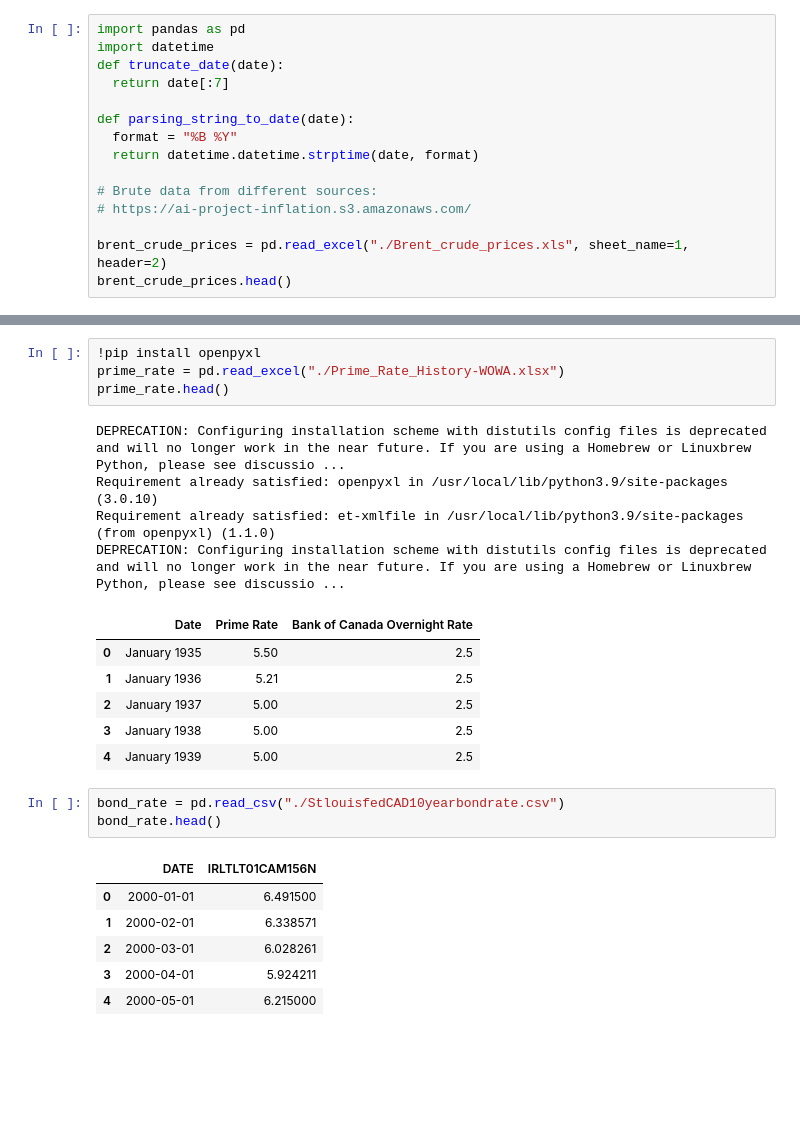
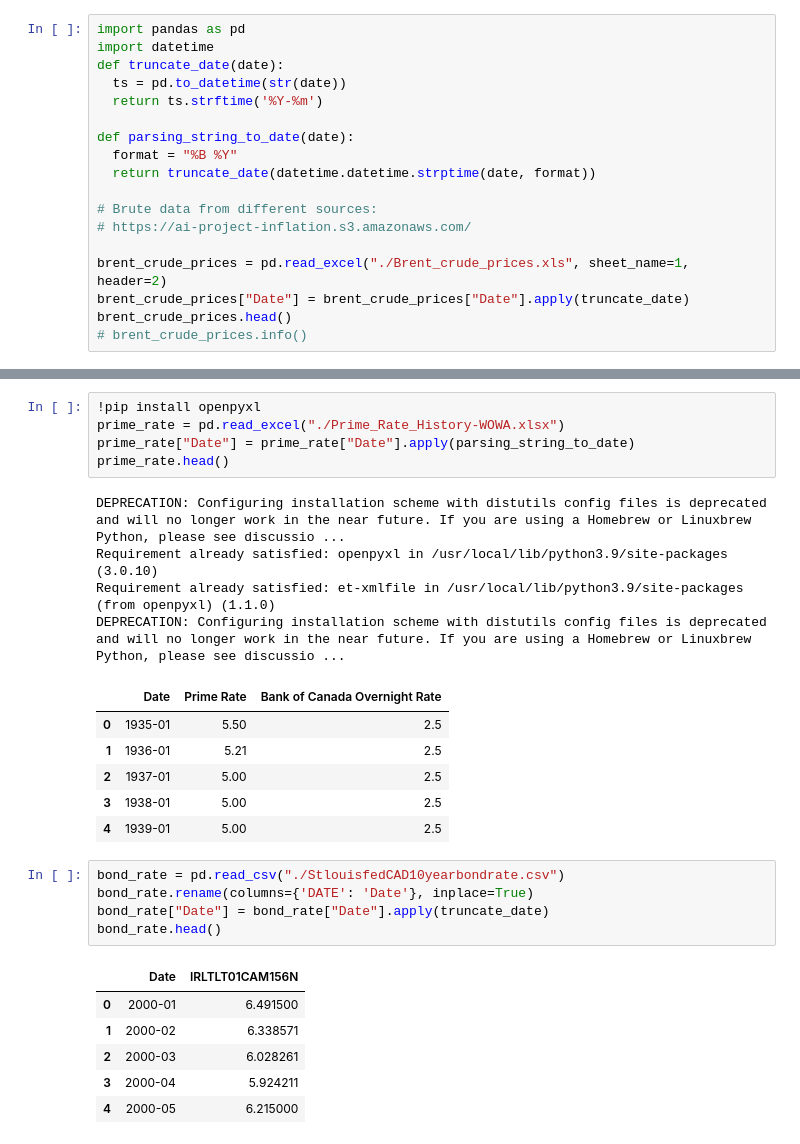
Before and after one commit to LuisErnestoZamb/final_project_ia, a Jupyter notebook: project.ipynb, the cells around one changed output, grey strips where cells are left out. Saved outputs shown, nothing was run; the diff lists cells and outputs as text; blank space fills up the shorter version.

```diff
--- a/project.ipynb
+++ b/project.ipynb
@@ -2,16 +2,19 @@
 import pandas as pd
 import datetime
 def truncate_date(date):
-  return date[:7]
+  ts = pd.to_datetime(str(date))
+  return ts.strftime('%Y-%m')
 
 def parsing_string_to_date(date):
   format = "%B %Y"
-  return datetime.datetime.strptime(date, format)
+  return truncate_date(datetime.datetime.strptime(date, format))
 
 # Brute data from different sources:
 # https://ai-project-inflation.s3.amazonaws.com/
 
 brent_crude_prices = pd.read_excel("./Brent_crude_prices.xls", sheet_name=1, header=2)
+brent_crude_prices["Date"] = brent_crude_prices["Date"].apply(truncate_date)
 brent_crude_prices.head()
+# brent_crude_prices.info()
 # %% [output]
 |  | Date | Europe Brent Spot Price FOB (Doll... |
@@ -23,6 +26,7 @@ brent_crude_prices.head()
 # %%
 !pip install openpyxl
 prime_rate = pd.read_excel("./Prime_Rate_History-WOWA.xlsx")
+prime_rate["Date"] = prime_rate["Date"].apply(parsing_string_to_date)
 prime_rate.head()
 # %% [output]
 DEPRECATION: Configuring installation scheme with distutils config files is deprecated and will no longer work in the near future. If you are using a Homebrew or Linuxbrew Python, please see discussio ...
@@ -30,19 +34,21 @@ Requirement already satisfied: openpyxl in /usr/local/lib/python3.9/site-package
 Requirement already satisfied: et-xmlfile in /usr/local/lib/python3.9/site-packages (from openpyxl) (1.1.0)
 DEPRECATION: Configuring installation scheme with distutils config files is deprecated and will no longer work in the near future. If you are using a Homebrew or Linuxbrew Python, please see discussio ...
 |  | Date | Prime Rate | Bank of Canada Overnight Rate |
-| 0 | January 1935 | 5.50 | 2.5 |
-| 1 | January 1936 | 5.21 | 2.5 |
-| 2 | January 1937 | 5.00 | 2.5 |
-| 3 | January 1938 | 5.00 | 2.5 |
-| 4 | January 1939 | 5.00 | 2.5 |
+| 0 | 1935-01 | 5.50 | 2.5 |
+| 1 | 1936-01 | 5.21 | 2.5 |
+| 2 | 1937-01 | 5.00 | 2.5 |
+| 3 | 1938-01 | 5.00 | 2.5 |
+| 4 | 1939-01 | 5.00 | 2.5 |
 # %%
 bond_rate = pd.read_csv("./StlouisfedCAD10yearbondrate.csv")
+bond_rate.rename(columns={'DATE': 'Date'}, inplace=True)
+bond_rate["Date"] = bond_rate["Date"].apply(truncate_date)
 bond_rate.head()
 # %% [output]
-|  | DATE | IRLTLT01CAM156N |
-| 0 | 2000-01-01 | 6.491500 |
-| 1 | 2000-02-01 | 6.338571 |
-| 2 | 2000-03-01 | 6.028261 |
-| 3 | 2000-04-01 | 5.924211 |
-| 4 | 2000-05-01 | 6.215000 |
+|  | Date | IRLTLT01CAM156N |
+| 0 | 2000-01 | 6.491500 |
+| 1 | 2000-02 | 6.338571 |
+| 2 | 2000-03 | 6.028261 |
+| 3 | 2000-04 | 5.924211 |
+| 4 | 2000-05 | 6.215000 |
 # %%
```
Also changed, not shown: parts of 10 cells of this notebook.
